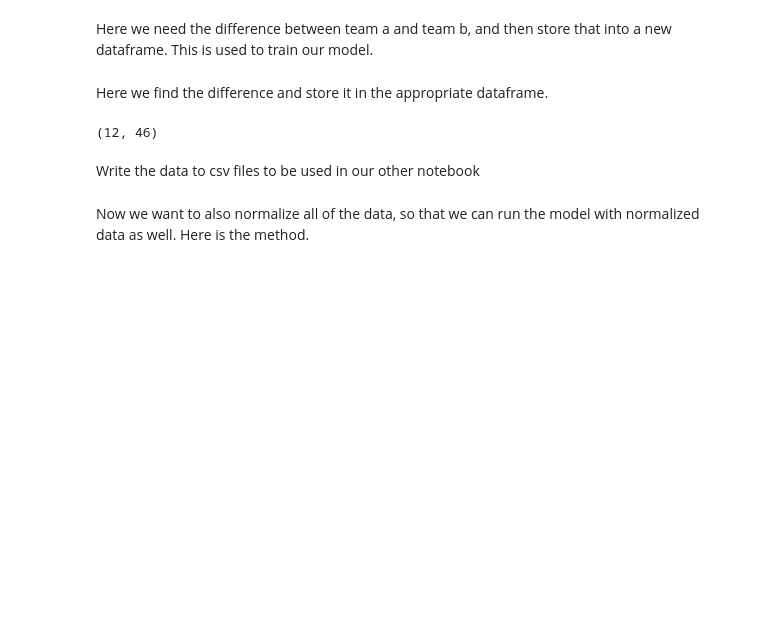
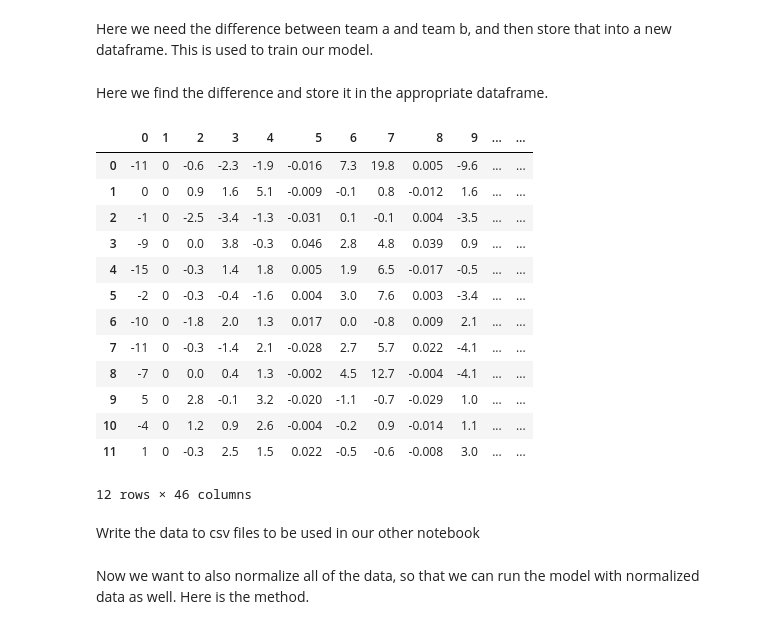
Before and after one commit to MaloneRobert/BasketballPredictor, a Jupyter notebook: Series_Preprocess.ipynb, the cells around one changed output. Cells and saved outputs as stored; diff of their text form; code cells hidden in the pictures; blank space fills up the shorter version.

```diff
--- a/Series_Preprocess.ipynb
+++ b/Series_Preprocess.ipynb
@@ -257,21 +257,34 @@ Here we find the difference and store it in the appropriate dataframe.
 # %%
 cols = list(team_a1314.columns)
 # print(len(cols))
 
 df1314 = pd.DataFrame()
 df1415 = pd.DataFrame()
 df1516 = pd.DataFrame()
 df1617 = pd.DataFrame()
 df1718 = pd.DataFrame()
 
 years = [df1314, df1415, df1516, df1617, df1718]
 
 for year in range(len(years)):
     for col in range(len(cols)):
         find_diff(col, cols, team_a[year], team_b[year], years[year])
-df1718.shape
+df1718
 # %% [output]
+|  | 0 | 1 | 2 | 3 | 4 | 5 | 6 | 7 | 8 | 9 | ... | ... |
+| 0 | -11 | 0 | -0.6 | -2.3 | -1.9 | -0.016 | 7.3 | 19.8 | 0.005 | -9.6 | ... | ... |
+| 1 | 0 | 0 | 0.9 | 1.6 | 5.1 | -0.009 | -0.1 | 0.8 | -0.012 | 1.6 | ... | ... |
+| 2 | -1 | 0 | -2.5 | -3.4 | -1.3 | -0.031 | 0.1 | -0.1 | 0.004 | -3.5 | ... | ... |
+| 3 | -9 | 0 | 0.0 | 3.8 | -0.3 | 0.046 | 2.8 | 4.8 | 0.039 | 0.9 | ... | ... |
+| 4 | -15 | 0 | -0.3 | 1.4 | 1.8 | 0.005 | 1.9 | 6.5 | -0.017 | -0.5 | ... | ... |
+| 5 | -2 | 0 | -0.3 | -0.4 | -1.6 | 0.004 | 3.0 | 7.6 | 0.003 | -3.4 | ... | ... |
+| 6 | -10 | 0 | -1.8 | 2.0 | 1.3 | 0.017 | 0.0 | -0.8 | 0.009 | 2.1 | ... | ... |
+| 7 | -11 | 0 | -0.3 | -1.4 | 2.1 | -0.028 | 2.7 | 5.7 | 0.022 | -4.1 | ... | ... |
+| 8 | -7 | 0 | 0.0 | 0.4 | 1.3 | -0.002 | 4.5 | 12.7 | -0.004 | -4.1 | ... | ... |
+| 9 | 5 | 0 | 2.8 | -0.1 | 3.2 | -0.020 | -1.1 | -0.7 | -0.029 | 1.0 | ... | ... |
+| 10 | -4 | 0 | 1.2 | 0.9 | 2.6 | -0.004 | -0.2 | 0.9 | -0.014 | 1.1 | ... | ... |
+| 11 | 1 | 0 | -0.3 | 2.5 | 1.5 | 0.022 | -0.5 | -0.6 | -0.008 | 3.0 | ... | ... |
-(12, 46)
+12 rows × 46 columns
 # %% [markdown]
 Write the data to csv files to be used in our other notebook
 # %%
```
Also changed, not shown: parts of 1 cell of this notebook, 1 other file.
